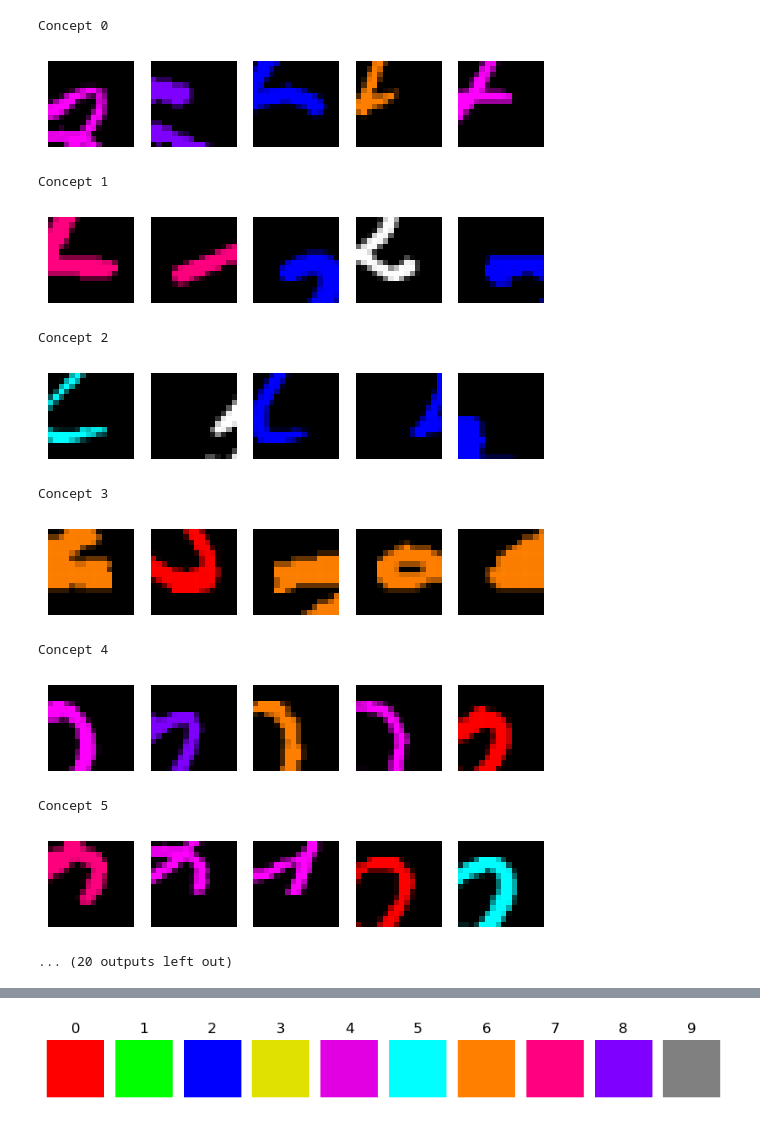
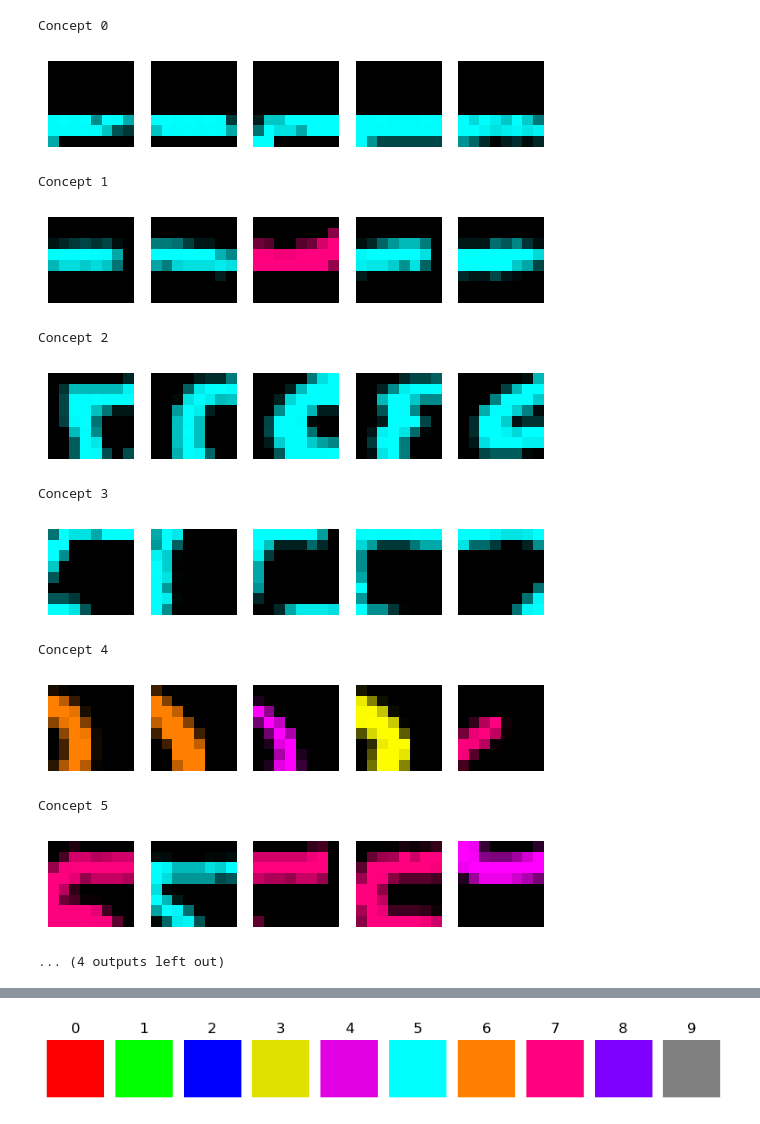
Before and after one commit to vitryt/label-free-bias-identification, a Jupyter notebook: data_recovery.ipynb, the cells around one changed output, grey strips where cells are left out. Cells and saved outputs as stored; diff of their text form; code cells hidden in the pictures.

```diff
--- a/data_recovery.ipynb
+++ b/data_recovery.ipynb
@@ -23,7 +23,7 @@ sys.path.append(os.getcwd())
 # %%
 sys.path.append(os.getcwd())
 # %%
-exp_id = 11
+exp_id =25
 exp_name = "MNIST"
 with open("/data/4vitry/models/" + exp_name + "/model_" + str(exp_id) + ".pkl", "rb") as f:
     model_res = pkl.load(f)
@@ -33,4 +33,16 @@ stat = np.concatenate((stat, np.atleast_2d(stat.mean(axis=0))), axis =0)
 ax = sb.heatmap(stat, vmin=0, vmax=1, annot=True, xticklabels=list(range(10)) + ["avg"], yticklabels=list(range(10)) + ["avg"])
 ax.set(xlabel="Bias label", ylabel="Real label")
 plt.show()
+
+with open("/data/4vitry/models/" + exp_name + "/test_model_" + str(exp_id) + ".pkl", "rb") as f:
+    stat = np.array(pkl.load(f))
+"""P(b(x)|f(x))"""
+label_sum = stat.sum(axis=1)
+stat = (stat.T / label_sum).T
+# """P(f(x)|b(x))"""
+# label_sum = stat.sum(axis=0)
+# stat = stat / label_sum
+ax = sb.heatmap(stat, vmin=0, vmax=0.2, annot=True, xticklabels=list(range(10)), yticklabels=list(range(10)))
+ax.set(xlabel="b(x)", ylabel="f(x)")
+plt.show()
 # %% [output]
@@ -128,45 +181,45 @@ For 16 concept, the vector similarity is : [0.         0.00267834 0.00678755 0.0
 # %%
 from math import ceil
-studied_bias = 2
-concept_id = 2
-patch_size_id = 2
+concept_amounts = [4, 8, 16, 32]
+patch_sizes = [4, 8, 16, 28]
+
 number_of_concepts = concept_amounts[concept_id]
 def show(img, **kwargs):
   img = np.array(img)
   if img.shape[0] == 3:
     img = img.transpose(1, 2, 0)
 
   img -= img.min();img /= img.max()
   plt.imshow(img, **kwargs); plt.axis('off')
 
 with open(f"/data/4vitry/models/{exp_name}/concepts_{exp_id}_{concept_id}_{patch_size_id}.pkl", "rb") as f:
     concept_res = pkl.load(f)
 
 crops_u = concept_res["concept_parameters"][studied_bias]["crops_u"]
 crops = concept_res["concept_parameters"][studied_bias]["crops"]
 nb_crops=5
 for c_id in range(number_of_concepts):
 
   best_crops_ids = np.argsort(crops_u[:, c_id])[::-1][:nb_crops]
   best_crops = crops[best_crops_ids]
 
   print("Concept", c_id)
   for i in range(nb_crops):
     plt.subplot(ceil(nb_crops/5), 5, i+1)
     show(best_crops[i])
   plt.show()
   print('\n\n')
 # %% [output]
 Concept 0
-[figure, old version]
+[figure, new version]
 Concept 1
-[figure, old version]
+[figure, new version]
 Concept 2
-[figure, old version]
+[figure, new version]
 Concept 3
-[figure, old version]
+[figure, new version]
 Concept 4
-[figure, old version]
+[figure, new version]
 Concept 5
-[figure, old version]
+[figure, new version]
-... (20 outputs left out)
+... (4 outputs left out)
```
Also changed, not shown: parts of 12 cells of this notebook, 5 other files.
